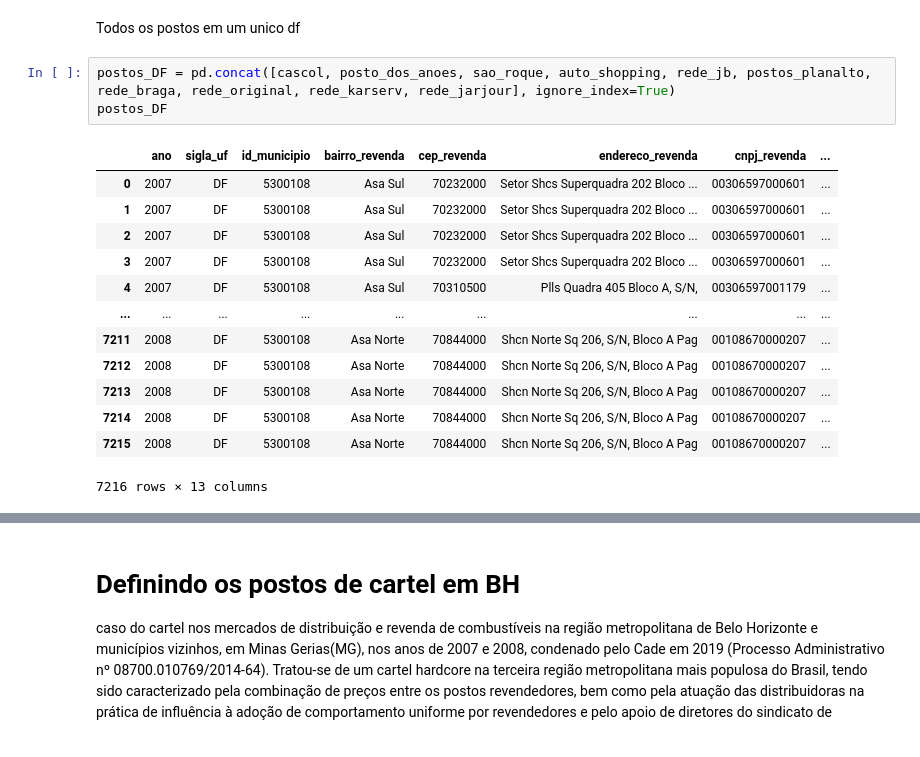
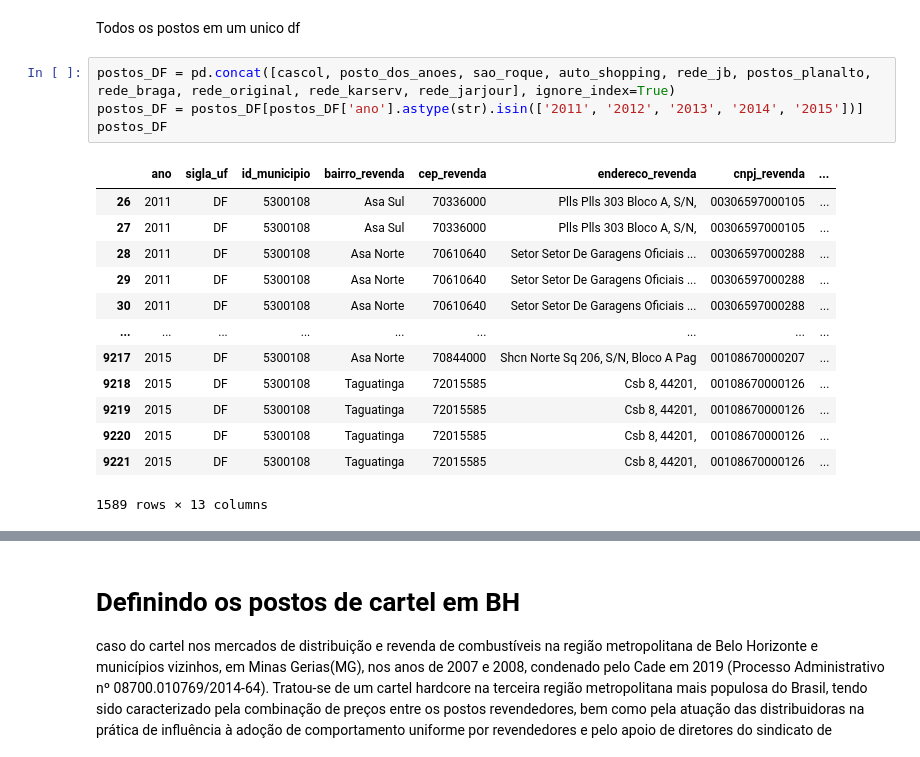
Before and after one commit to estevaocardoso/projetos-estevao, a Jupyter notebook: GAS_ML/GETTING_DF.ipynb, the cells around one changed output, grey strips where cells are left out. Drawn from its saved outputs; the diff is of its cells as text.

```diff
--- a/GAS_ML/GETTING_DF.ipynb
+++ b/GAS_ML/GETTING_DF.ipynb
@@ -41,18 +41,19 @@ rede_jarjour = data_filtered[data_filtered['nome_estabelecimento'].str.contains(
 Todos os postos em um unico df
 # %%
 postos_DF = pd.concat([cascol, posto_dos_anoes, sao_roque, auto_shopping, rede_jb, postos_planalto, rede_braga, rede_original, rede_karserv, rede_jarjour], ignore_index=True)
+postos_DF = postos_DF[postos_DF['ano'].astype(str).isin(['2011', '2012', '2013', '2014', '2015'])]
 postos_DF
 # %% [output]
 |  | ano | sigla_uf | id_municipio | bairro_revenda | cep_revenda | endereco_revenda | cnpj_revenda | ... |
-| 0 | 2007 | DF | 5300108 | Asa Sul | 70232000 | Setor Shcs Superquadra 202 Bloco ... | 00306597000601 | ... |
-| 1 | 2007 | DF | 5300108 | Asa Sul | 70232000 | Setor Shcs Superquadra 202 Bloco ... | 00306597000601 | ... |
-| 2 | 2007 | DF | 5300108 | Asa Sul | 70232000 | Setor Shcs Superquadra 202 Bloco ... | 00306597000601 | ... |
-| 3 | 2007 | DF | 5300108 | Asa Sul | 70232000 | Setor Shcs Superquadra 202 Bloco ... | 00306597000601 | ... |
-| 4 | 2007 | DF | 5300108 | Asa Sul | 70310500 | Plls Quadra 405 Bloco A, S/N, | 00306597001179 | ... |
+| 26 | 2011 | DF | 5300108 | Asa Sul | 70336000 | Plls Plls 303 Bloco A, S/N, | 00306597000105 | ... |
+| 27 | 2011 | DF | 5300108 | Asa Sul | 70336000 | Plls Plls 303 Bloco A, S/N, | 00306597000105 | ... |
+| 28 | 2011 | DF | 5300108 | Asa Norte | 70610640 | Setor Setor De Garagens Oficiais ... | 00306597000288 | ... |
+| 29 | 2011 | DF | 5300108 | Asa Norte | 70610640 | Setor Setor De Garagens Oficiais ... | 00306597000288 | ... |
+| 30 | 2011 | DF | 5300108 | Asa Norte | 70610640 | Setor Setor De Garagens Oficiais ... | 00306597000288 | ... |
 | ... | ... | ... | ... | ... | ... | ... | ... | ... |
-| 7211 | 2008 | DF | 5300108 | Asa Norte | 70844000 | Shcn Norte Sq 206, S/N, Bloco A Pag | 00108670000207 | ... |
-| 7212 | 2008 | DF | 5300108 | Asa Norte | 70844000 | Shcn Norte Sq 206, S/N, Bloco A Pag | 00108670000207 | ... |
-| 7213 | 2008 | DF | 5300108 | Asa Norte | 70844000 | Shcn Norte Sq 206, S/N, Bloco A Pag | 00108670000207 | ... |
-| 7214 | 2008 | DF | 5300108 | Asa Norte | 70844000 | Shcn Norte Sq 206, S/N, Bloco A Pag | 00108670000207 | ... |
-| 7215 | 2008 | DF | 5300108 | Asa Norte | 70844000 | Shcn Norte Sq 206, S/N, Bloco A Pag | 00108670000207 | ... |
+| 9217 | 2015 | DF | 5300108 | Asa Norte | 70844000 | Shcn Norte Sq 206, S/N, Bloco A Pag | 00108670000207 | ... |
+| 9218 | 2015 | DF | 5300108 | Taguatinga | 72015585 | Csb 8, 44201, | 00108670000126 | ... |
+| 9219 | 2015 | DF | 5300108 | Taguatinga | 72015585 | Csb 8, 44201, | 00108670000126 | ... |
+| 9220 | 2015 | DF | 5300108 | Taguatinga | 72015585 | Csb 8, 44201, | 00108670000126 | ... |
+| 9221 | 2015 | DF | 5300108 | Taguatinga | 72015585 | Csb 8, 44201, | 00108670000126 | ... |
-7216 rows × 13 columns
+1589 rows × 13 columns
```
Also changed, not shown: parts of 18 cells of this notebook, 1 other file.
